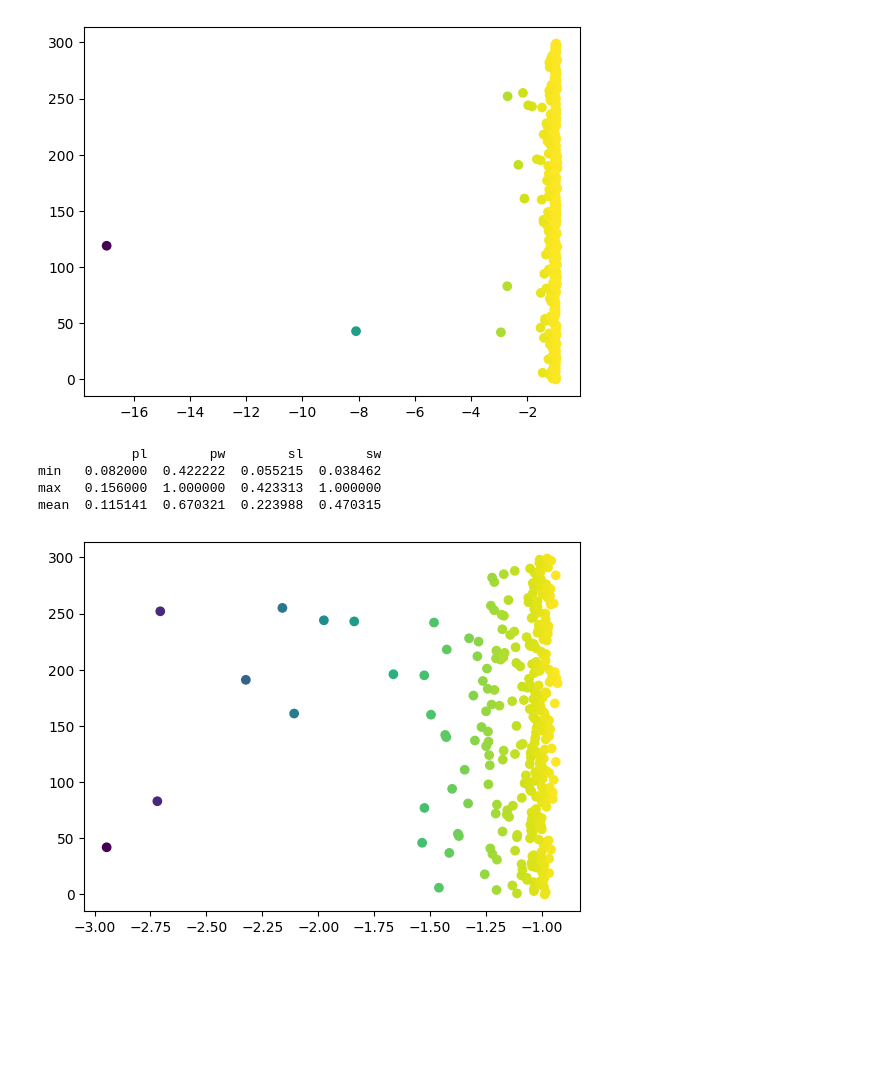
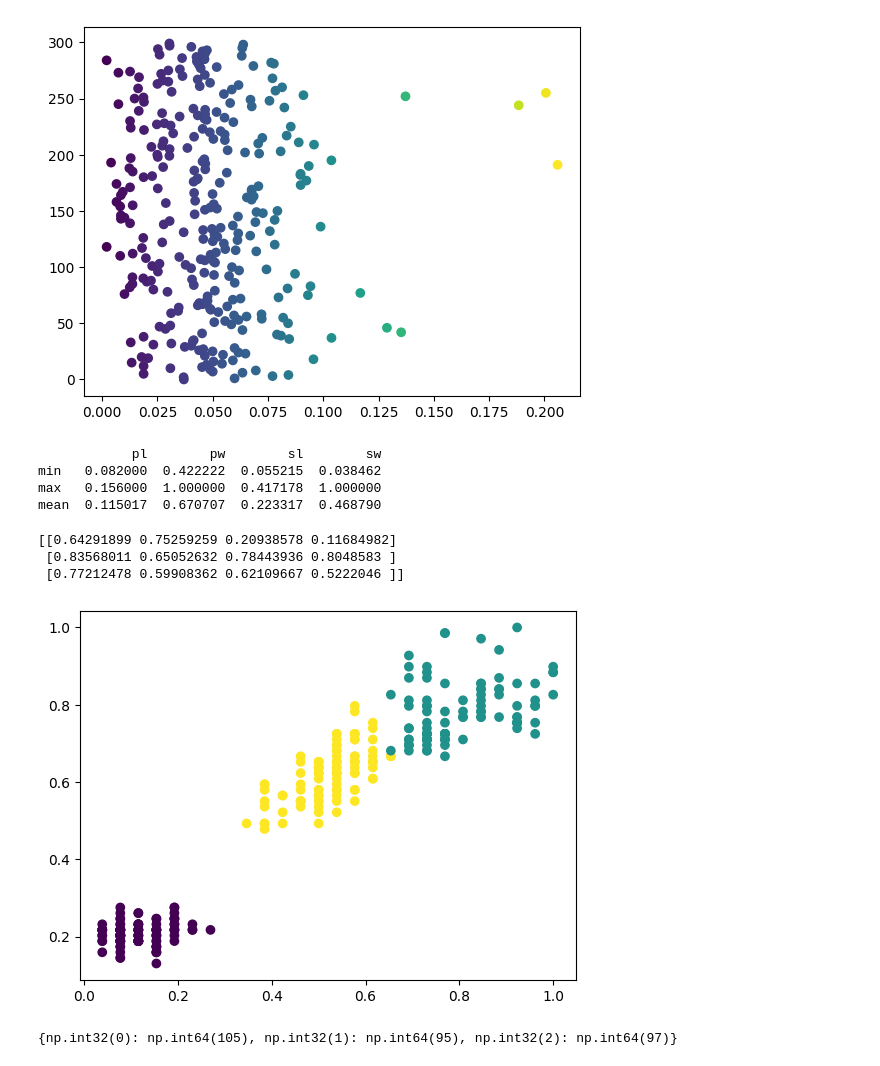
Before and after one commit to otha4350/datamining, a Jupyter notebook: assignment 3/main.ipynb, the cells around one changed output. Saved outputs shown, nothing was run; the diff lists cells and outputs as text; code cells hidden in the pictures; blank space fills up the shorter version.

```diff
--- a/assignment 3/main.ipynb
+++ b/assignment 3/main.ipynb
@@ -79,27 +82,38 @@ mean  0.118228  0.670619  0.226191  0.470573
 preprocessedData2 = data.copy()
 
 preprocessedData2[['pl', 'pw', 'sl', 'sw']] = normalize(preprocessedData2[['pl', 'pw', 'sl', 'sw']], norm='max', axis=0)
-
-lof = LocalOutlierFactor(n_neighbors=10)
-lof.fit_predict(preprocessedData2[['pl', 'pw', 'sl', 'sw']])
-
-preprocessedData2["negative_outlier_factor"] = lof.negative_outlier_factor_
-
-plt.scatter(preprocessedData2["negative_outlier_factor"], preprocessedData2.index, c=preprocessedData2["negative_outlier_factor"], cmap='viridis')
-plt.show()
-
-preprocessedData2 = preprocessedData2[preprocessedData2["negative_outlier_factor"] > -4]
+preprocessedData2 = drop_largest_dist(preprocessedData2, keep=0.99)
 
 
-plt.scatter(preprocessedData2["negative_outlier_factor"], preprocessedData2.index, c=preprocessedData2["negative_outlier_factor"], cmap='viridis')
+plt.scatter(preprocessedData2["dist"], preprocessedData2.index, c=preprocessedData2["dist"], cmap='viridis')
 plt.show()
 
 stats = preprocessedData2[['pl', 'pw', 'sl', 'sw']].agg(["min", "max", "mean"])
 print(stats)
 # %% [output]
-[figure, old version]
+[figure, new version]
             pl        pw        sl        sw
 min   0.082000  0.422222  0.055215  0.038462
-max   0.156000  1.000000  0.423313  1.000000
-mean  0.115141  0.670321  0.223988  0.470315
+max   0.156000  1.000000  0.417178  1.000000
+mean  0.115017  0.670707  0.223317  0.468790
-[figure, removed]
+# %%
+
+
+kmeans=KMeans(n_clusters=3)
+kmeans.fit(workingData)
+
+# kmeans.labels_
+print(kmeans.cluster_centers_)
+
+plt.scatter(workingData["sw"], workingData["sl"], c=kmeans.labels_, cmap='viridis')
+plt.show()
+
+unique, counts =np.unique(kmeans.labels_, return_counts=True)
+
+print(dict(zip(unique, counts)))
+# %% [output]
+[[0.64291899 0.75259259 0.20938578 0.11684982]
+ [0.83568011 0.65052632 0.78443936 0.8048583 ]
+ [0.77212478 0.59908362 0.62109667 0.5222046 ]]
+[figure, added]
+{np.int32(0): np.int64(105), np.int32(1): np.int64(95), np.int32(2): np.int64(97)}
```
Also changed, not shown: parts of 7 cells of this notebook, 1 other file.
